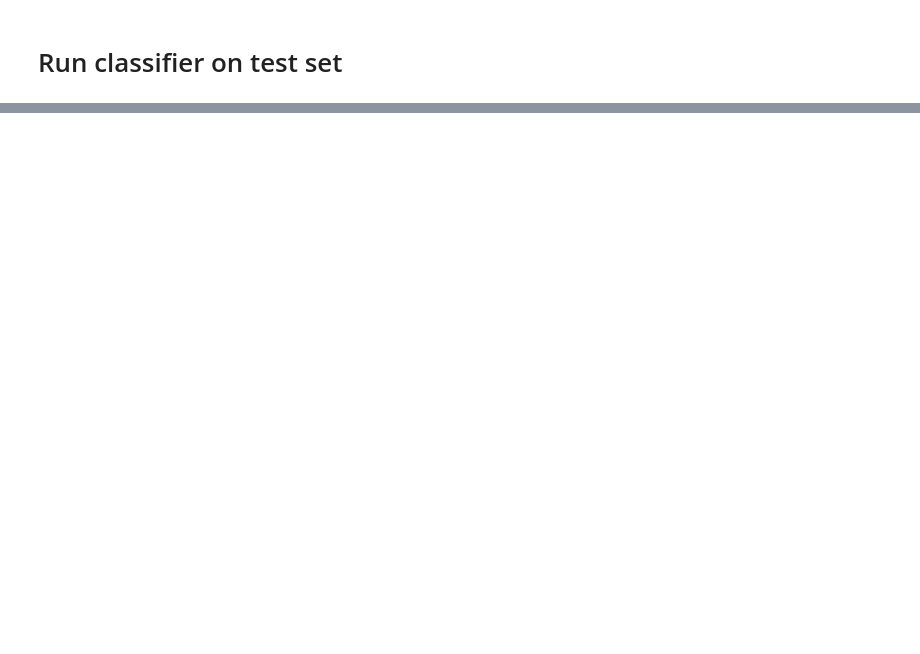
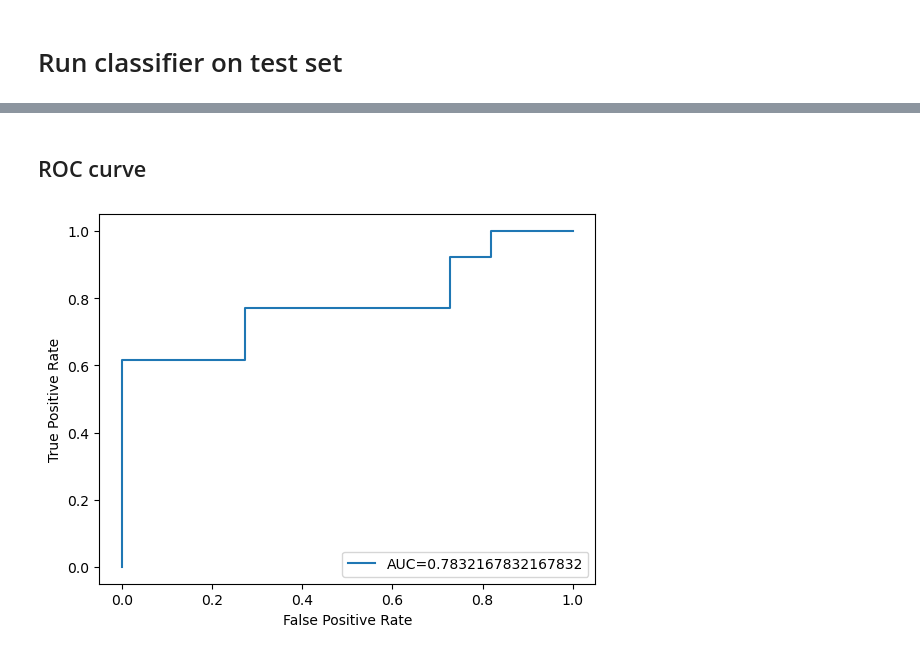
Before and after one commit to pfRijk/TM10007_ML_G1, a Jupyter notebook: assignment.ipynb, the cells around one changed output, grey strips where cells are left out. Drawn from its saved outputs; the diff is of its cells as text; code cells hidden in the pictures; blank space fills up the shorter version.

Commit message:
ROC and learning curve

```diff
--- a/assignment.ipynb
+++ b/assignment.ipynb
@@ -264,0 +357,15 @@ print('confusion matrix \n', confusion_matrix(y_valid, pred_rfc))
+# %% [markdown]
+## ROC curve
+# %%
+pred_rfc_prob = best_clf.predict_proba(X_valid)[:,1]
+
+fpr, tpr, _ = metrics.roc_curve(y_valid, pred_rfc_prob)
+auc = metrics.roc_auc_score(y_valid, pred_rfc_prob)
+
+plt.plot(fpr,tpr,label="AUC="+str(auc))
+plt.ylabel('True Positive Rate')
+plt.xlabel('False Positive Rate')
+plt.legend(loc=4)
+plt.show()
+# %% [output]
+[figure, added]
```
Also changed, not shown: parts of 11 cells of this notebook.
